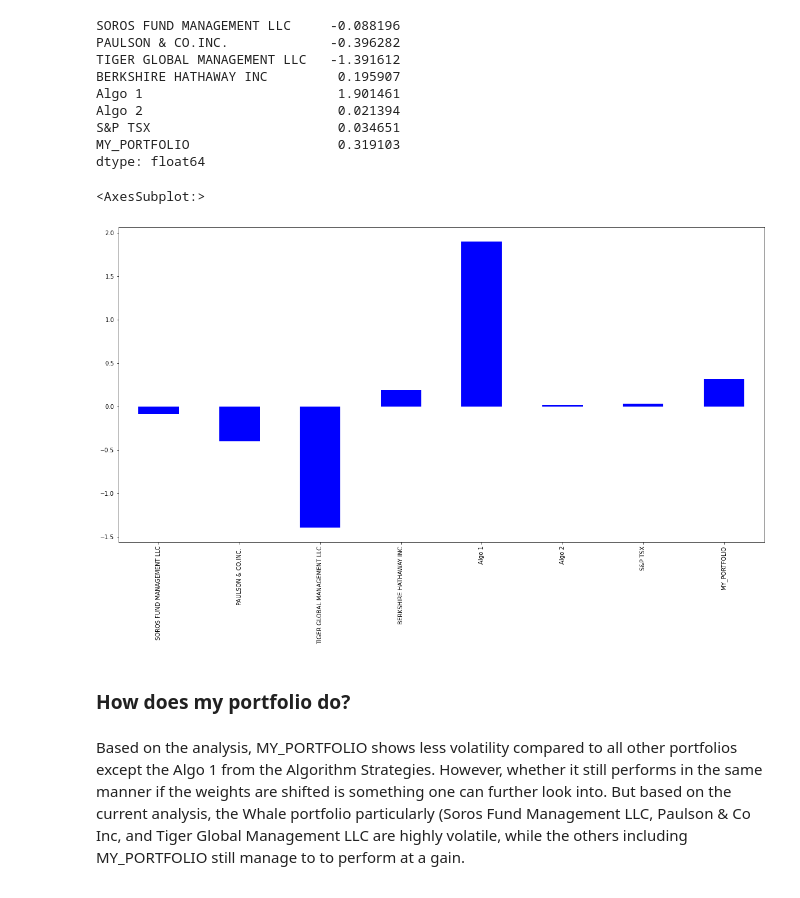
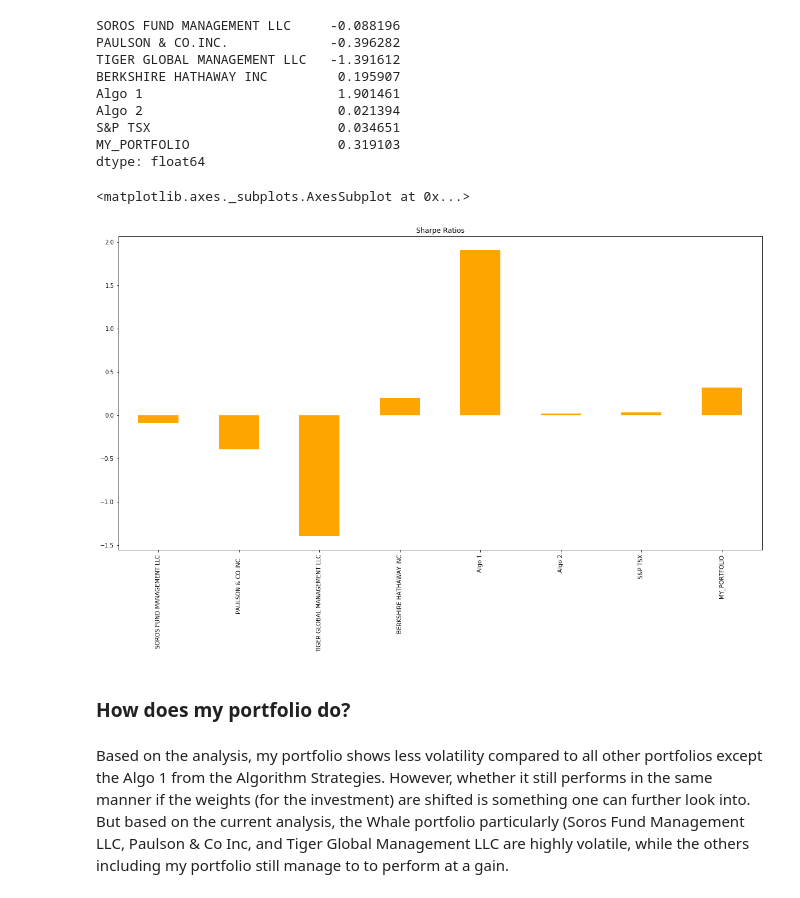
Before and after one commit to Sadiakbar/python-pandas-homework, a Jupyter notebook: Assignment-4/1. whale_analysis.ipynb, the cells around one changed output. Cells and saved outputs as stored; diff of their text form; code cells hidden in the pictures.

```diff
--- a/Assignment-4/1. whale_analysis.ipynb
+++ b/Assignment-4/1. whale_analysis.ipynb
@@ -565,7 +552,7 @@ tesla_df.head()
 | 2018-01-08 | 67.28 |
 # %%
 # Combine all stocks in a single DataFrame
-combined_df_2 = pd.concat([google_df,amazon_df,tesla_df], axis = 1, join = "inner")
+combined_df_2 = pd.concat([google_df,amazon_df,tesla_df], axis = "columns", join = "inner")
 combined_df_2.head()
 # %% [output]
 |  | GOOGLE | AMAZON | TESLA |
@@ -729,8 +719,8 @@ beta.plot(figsize=(20,10))
 ### Using the daily returns, we will calculate and visualize the Sharpe ratios using a bar plot
 # %%
 # Calculate Annualized Sharpe Ratios
-sharpe_ratios = (combined_df.mean() * 252) / (combined_df.std() * np.sqrt(252))
-sharpe_ratios
+sharpe_ratios_2 = (combined_df.mean() * 252) / (combined_df.std() * np.sqrt(252))
+sharpe_ratios_2
 # %% [output]
 SOROS FUND MANAGEMENT LLC     -0.088196
 PAULSON & CO.INC.             -0.396282
@@ -743,11 +733,11 @@ MY_PORTFOLIO                   0.319103
 dtype: float64
 # %%
 # Visualize the sharpe ratios as a bar plot
-sharpe_ratios.plot(kind="bar", figsize=(20,10), color="blue")
+sharpe_ratios_2.plot(kind="bar", figsize=(20,10), color="orange", title="Sharpe Ratios")
 # %% [output]
-<AxesSubplot:>
+<matplotlib.axes._subplots.AxesSubplot at 0x...>
-[figure, old version]
+[figure, new version]
 # %% [markdown]
 ### How does my portfolio do?
 # %% [markdown]
-Based on the analysis, MY_PORTFOLIO shows less volatility compared to all other portfolios except the Algo 1 from the Algorithm Strategies. However, whether it still performs in the same manner if the weights are shifted is something one can further look into. But based on the current analysis, the Whale portfolio particularly (Soros Fund Management LLC, Paulson & Co Inc, and Tiger Global Management LLC are highly volatile, while the others including MY_PORTFOLIO still manage to to perform at a gain.
+Based on the analysis, my portfolio shows less volatility compared to all other portfolios except the Algo 1 from the Algorithm Strategies. However, whether it still performs in the same manner if the weights (for the investment) are shifted is something one can further look into. But based on the current analysis, the Whale portfolio particularly (Soros Fund Management LLC, Paulson & Co Inc, and Tiger Global Management LLC are highly volatile, while the others including my portfolio still manage to to perform at a gain.
```
Also changed, not shown: parts of 16 cells of this notebook, 9 other files.
